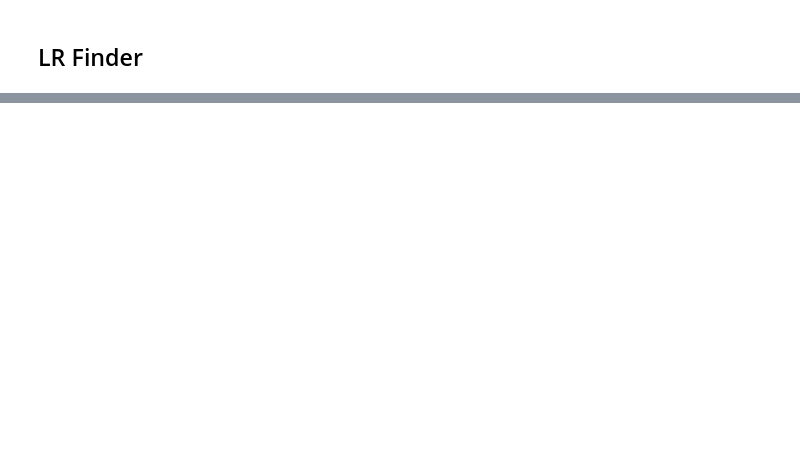
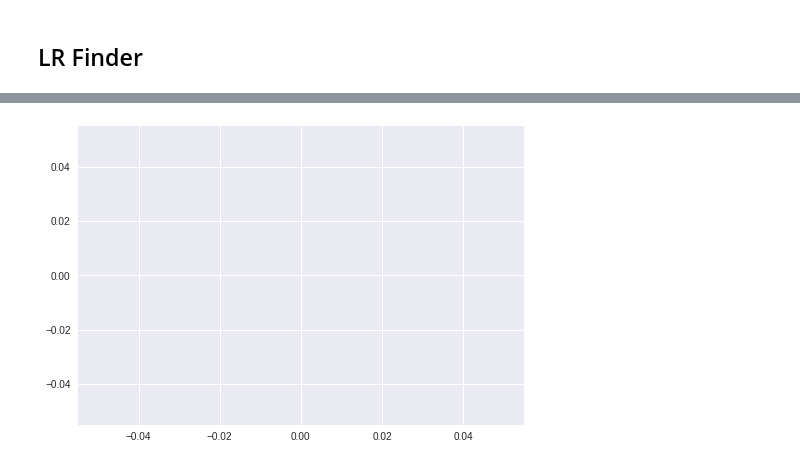
Before and after one commit to stanimman/Simple, a Jupyter notebook: Dog_Breed_Dataset_With_Plot_Analysis.ipynb, the cells around one changed output, grey strips where cells are left out. Saved outputs shown, nothing was run; the diff lists cells and outputs as text; code cells hidden in the pictures; blank space fills up the shorter version.

```diff
--- a/Dog_Breed_Dataset_With_Plot_Analysis.ipynb
+++ b/Dog_Breed_Dataset_With_Plot_Analysis.ipynb
@@ -669,2 +738,0 @@ lr_find.plot_lr()
-# %%
-dataset_sizes = {"train": len(train_ds),"val":len(valid_ds)}
@@ -1078,0 +995,33 @@ class SGDR(CosineAnnealingLR_):
+# %%
+# Find LR with the three layer grouping
+model = torch.load("dogsBreed_resnet101_SGDR")
+
+# Unfreeze the layers
+for param in model.parameters():
+    param.requires_grad = False
+
+# Create param groups and set differential learning rate
+#group1 = list(model.layer1.parameters()) + list(model.layer2.parameters())
+group2 = list(model.layer4.parameters())
+group3 = list(model.fc.parameters())
+
+
+for param in group2:
+  param.requires_grad = True
+
+for param in group3:
+  param.requires_grad = True
+
+criterion = nn.CrossEntropyLoss()
+
+optimizer = optim.Adam([
+                        #{'params': group1, 'lr': 1e-3},
+                        {'params': group2, 'lr': 1e-4},
+                        {'params': group3, 'lr': 1e-3}])
+
+scheduler = SGDR(optimizer = optimizer, T_max = 360, cycle_mult = 2)
+# %%
+scheduler = None
+#num_classes = 120
+model, lr_hist = train_model(model, criterion, optimizer, dataloaders, device,
+                             dataset_sizes, num_classes, scheduler, num_epochs=7)
@@ -1079,3 +1046,11 @@ class SGDR(CosineAnnealingLR_):
+# %%
+
+# Lr schedule of last layer (FC)
+lr_ = [i[-1] for i in lr_hist]
+plt.plot(lr_)
+plt.show()
+# %% [output]
+[figure, added]
 # %%
 import os
 import sys
```
Also changed, not shown: parts of 69 cells of this notebook.
